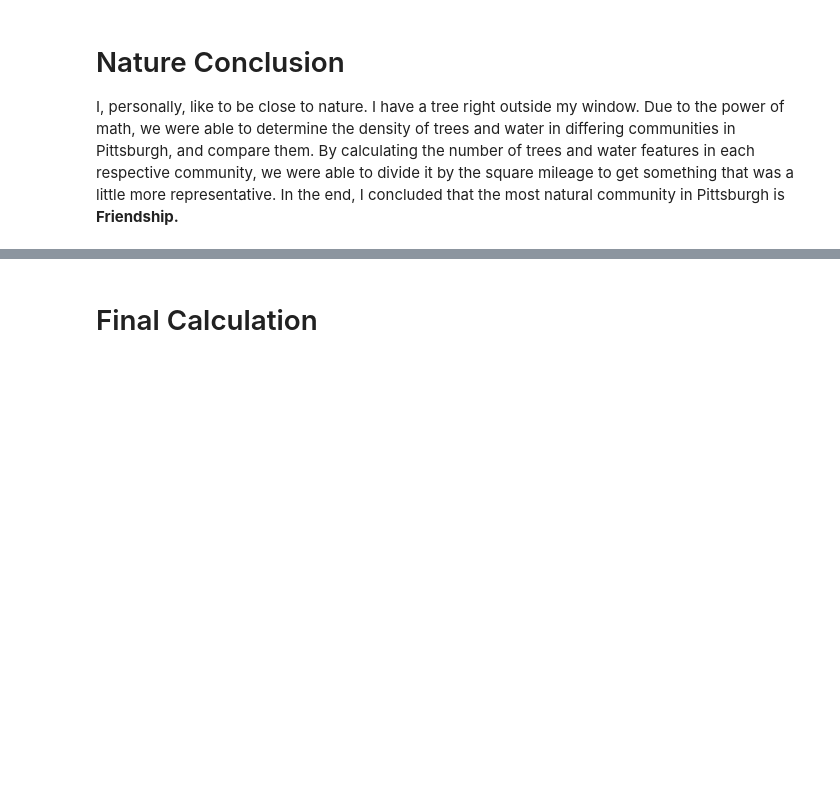
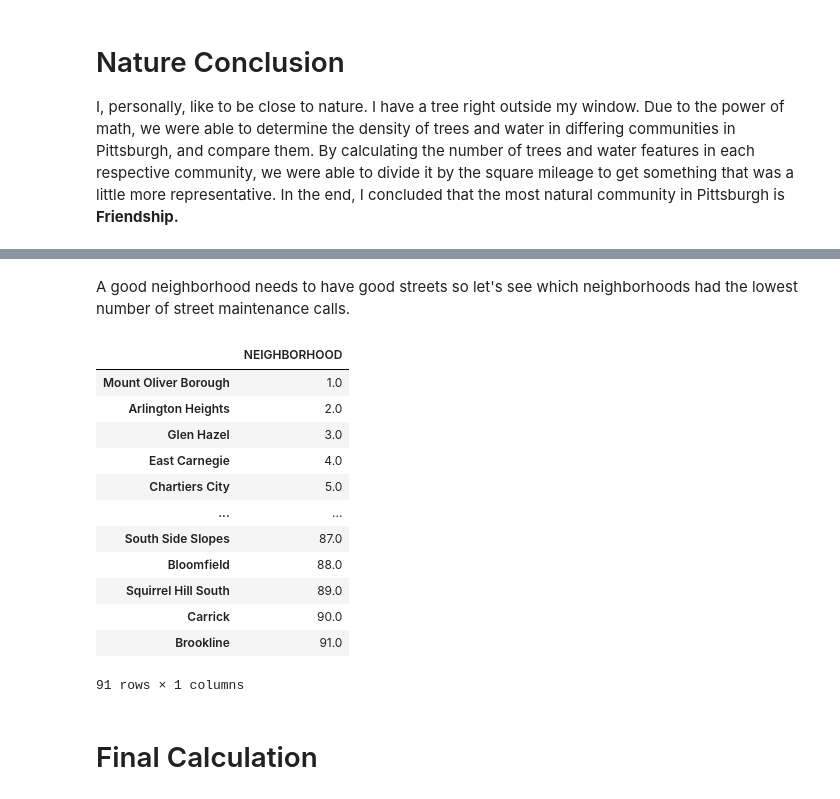
Before and after one commit to rlett/cmpinf0010final, a Jupyter notebook: GroupPresentation.ipynb, the cells around one changed output, grey strips where cells are left out. Saved outputs shown, nothing was run; the diff lists cells and outputs as text; code cells hidden in the pictures; blank space fills up the shorter version.

```diff
--- a/GroupPresentation.ipynb
+++ b/GroupPresentation.ipynb
@@ -272,3 +356,26 @@ I, personally, like to be close to nature. I have a tree right outside my window
+# %% [markdown]
+A good neighborhood needs to have good streets so let's see which neighborhoods had the lowest number of street
+maintenance calls.
+# %%
+dn = non_emergent.groupby('DEPARTMENT')['NEIGHBORHOOD']
+streetMaintenanceRanking = dn.get_group("DPW - Street Maintenance").value_counts().rank()
+streetMaintenanceRanking = streetMaintenanceRanking.sort_values(ascending=True)
+prelimDF = streetMaintenanceRanking.to_frame()
+prelimDF
+# %% [output]
+|  | NEIGHBORHOOD |
+| Mount Oliver Borough | 1.0 |
+| Arlington Heights | 2.0 |
+| Glen Hazel | 3.0 |
+| East Carnegie | 4.0 |
+| Chartiers City | 5.0 |
+| ... | ... |
+| South Side Slopes | 87.0 |
+| Bloomfield | 88.0 |
+| Squirrel Hill South | 89.0 |
+| Carrick | 90.0 |
+| Brookline | 91.0 |
+91 rows × 1 columns
 # %% [markdown]
 # Final Calculation
 # %%
```
Also changed, not shown: parts of 20 cells of this notebook, 5 other files.
